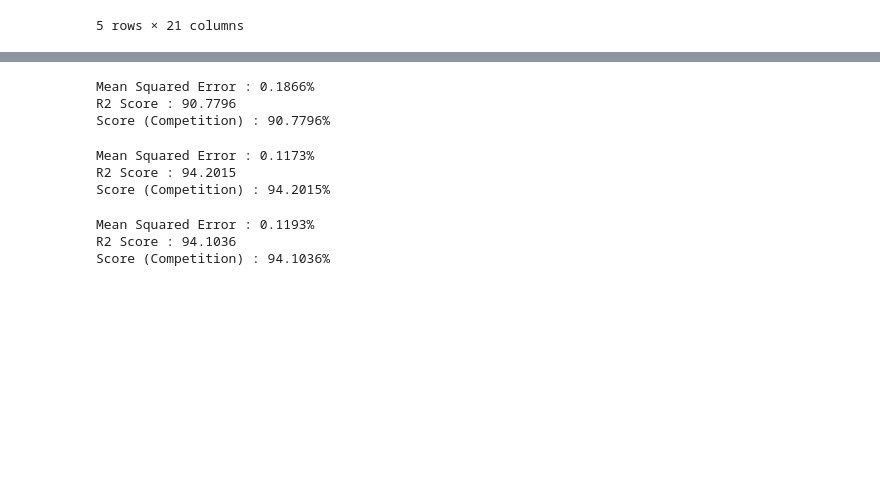
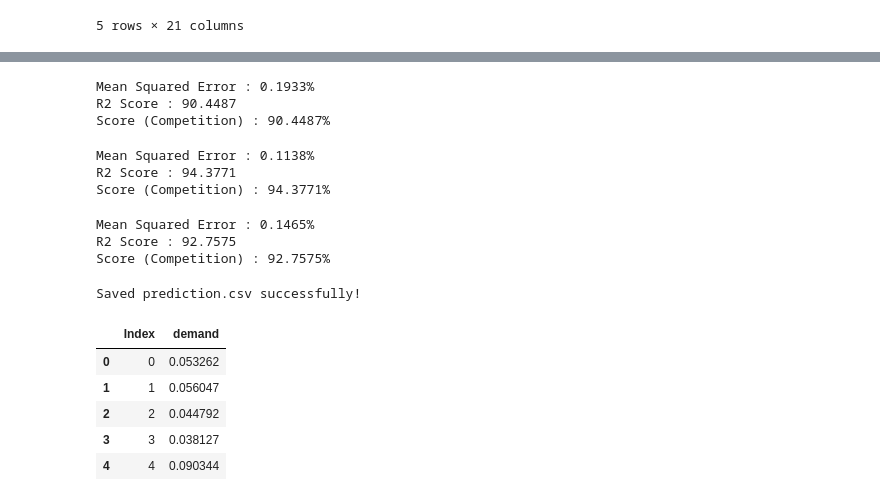
Before and after one commit to rudrapatankar/Linearly_Ascending, a Jupyter notebook: Traffic_prediction.ipynb, the cells around one changed output, grey strips where cells are left out. Saved outputs shown, nothing was run; the diff lists cells and outputs as text; code cells hidden in the pictures; blank space fills up the shorter version.

Commit message:
Updated prediction.csv

```diff
--- a/Traffic_prediction.ipynb
+++ b/Traffic_prediction.ipynb
@@ -188,5 +202,5 @@ df_test_new.head()
 # %%
-x = df_train_new.drop('demand', axis=1)
+x = df_train_new.drop(['demand','hour','minute'], axis=1)
 y = df_train_new['demand']
 x_train, x_test, y_train, y_test = train_test_split(x, y, test_size=0.2, random_state=42)
 
@@ -201,9 +215,9 @@ print(f"Mean Squared Error : {(mse*100):.4f}%")
 print(f"R2 Score : {(r2*100):.4f}")
 print(f"Score (Competition) : {(score):.4f}%")
 # %% [output]
-Mean Squared Error : 0.1866%
-R2 Score : 90.7796
-Score (Competition) : 90.7796%
+Mean Squared Error : 0.1933%
+R2 Score : 90.4487
+Score (Competition) : 90.4487%
 # %%
 randomForest = RandomForestRegressor(n_estimators=200,max_depth=50,random_state=42)
 randomForest.fit(x_train,y_train)
@@ -216,11 +230,11 @@ print(f"Mean Squared Error : {(mse*100):.4f}%")
 print(f"R2 Score : {(r2*100):.4f}")
 print(f"Score (Competition) : {(score):.4f}%")
 # %% [output]
-Mean Squared Error : 0.1173%
-R2 Score : 94.2015
-Score (Competition) : 94.2015%
+Mean Squared Error : 0.1138%
+R2 Score : 94.3771
+Score (Competition) : 94.3771%
 # %%
-model = XGBRegressor(n_estimators=200, learning_rate=0.05, max_depth=50)
+model = XGBRegressor(n_estimators=200, learning_rate=0.05, max_depth=10)
 model.fit(x_train,y_train)
 y_pred = model.predict(x_test)
 
@@ -231,10 +245,32 @@ print(f"Mean Squared Error : {(mse*100):.4f}%")
 print(f"R2 Score : {(r2*100):.4f}")
 print(f"Score (Competition) : {(score):.4f}%")
 # %% [output]
-Mean Squared Error : 0.1193%
-R2 Score : 94.1036
-Score (Competition) : 94.1036%
+Mean Squared Error : 0.1465%
+R2 Score : 92.7575
+Score (Competition) : 92.7575%
 # %%
-x_final = df_test_new.drop('demand', axis=1)
-#y_final = df_test_new['demand']
+x_final = df_test_new.drop(['hour','minute'], axis=1)
 y_final = randomForest.predict(x_final)
+if 'Index' in df_test_new.columns:
+    indices = df_test_new['Index']
+else:
+    # Assuming test data had 'Index' from 0 to len(y_final)-1
+    indices = range(len(y_final))
+
+submission = pd.DataFrame({
+    'Index': indices,
+    'demand': y_final
+})
+
+# Save to CSV
+submission.to_csv('prediction.csv', index=False)
+print("Saved prediction.csv successfully!")
+submission.head()
+# %% [output]
+Saved prediction.csv successfully!
+|  | Index | demand |
+| 0 | 0 | 0.053262 |
+| 1 | 1 | 0.056047 |
+| 2 | 2 | 0.044792 |
+| 3 | 3 | 0.038127 |
+| 4 | 4 | 0.090344 |
```
Also changed, not shown: parts of 2 cells of this notebook, 1 other file.
